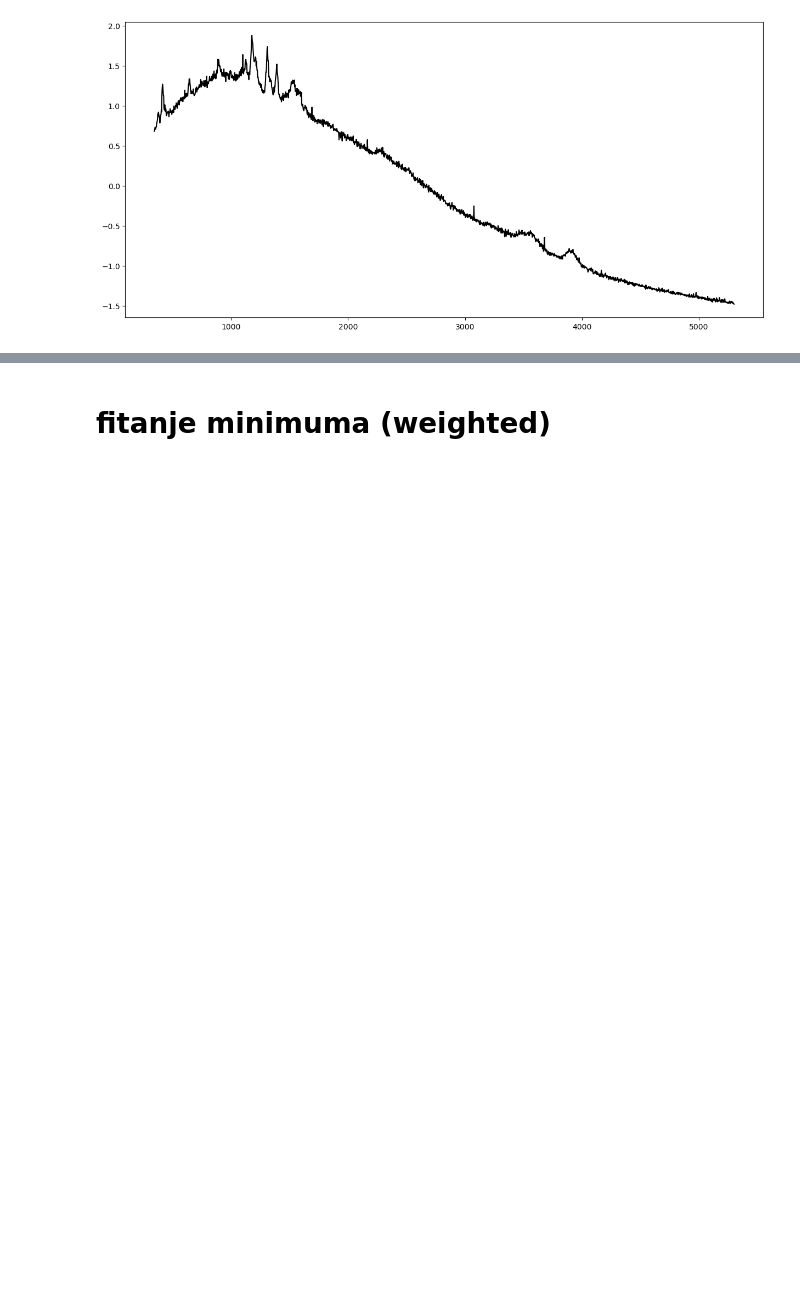
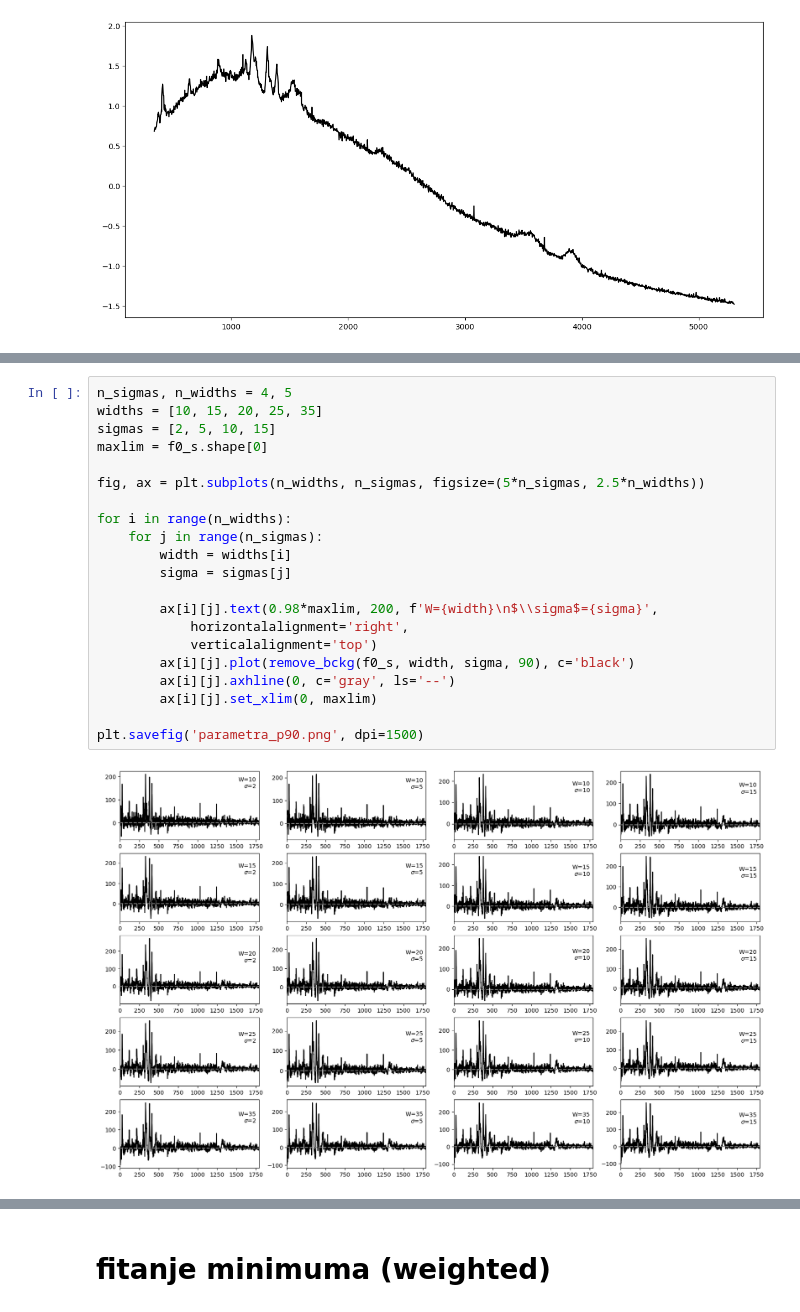
Before and after one commit to NoaVidovic/raman-processing, a Jupyter notebook: analysis-corundum.ipynb, the cells around one changed output, grey strips where cells are left out. Saved outputs shown, nothing was run; the diff lists cells and outputs as text; blank space fills up the shorter version.

```diff
--- a/analysis-corundum.ipynb
+++ b/analysis-corundum.ipynb
@@ -171,0 +264,23 @@ plt.plot(f0_wvn, gnorm(f0_s), c='black')
+# %%
+n_sigmas, n_widths = 4, 5
+widths = [10, 15, 20, 25, 35]
+sigmas = [2, 5, 10, 15]
+maxlim = f0_s.shape[0]
+
+fig, ax = plt.subplots(n_widths, n_sigmas, figsize=(5*n_sigmas, 2.5*n_widths))
+
+for i in range(n_widths):
+    for j in range(n_sigmas):
+        width = widths[i]
+        sigma = sigmas[j]
+
+        ax[i][j].text(0.98*maxlim, 200, f'W={width}\n$\\sigma$={sigma}',
+            horizontalalignment='right',
+            verticalalignment='top')
+        ax[i][j].plot(remove_bckg(f0_s, width, sigma, 90), c='black')
+        ax[i][j].axhline(0, c='gray', ls='--')
+        ax[i][j].set_xlim(0, maxlim)
+
+plt.savefig('parametra_p90.png', dpi=1500)
+# %% [output]
+[figure, added]
```
Also changed, not shown: parts of 10 cells of this notebook, 2 other files.
